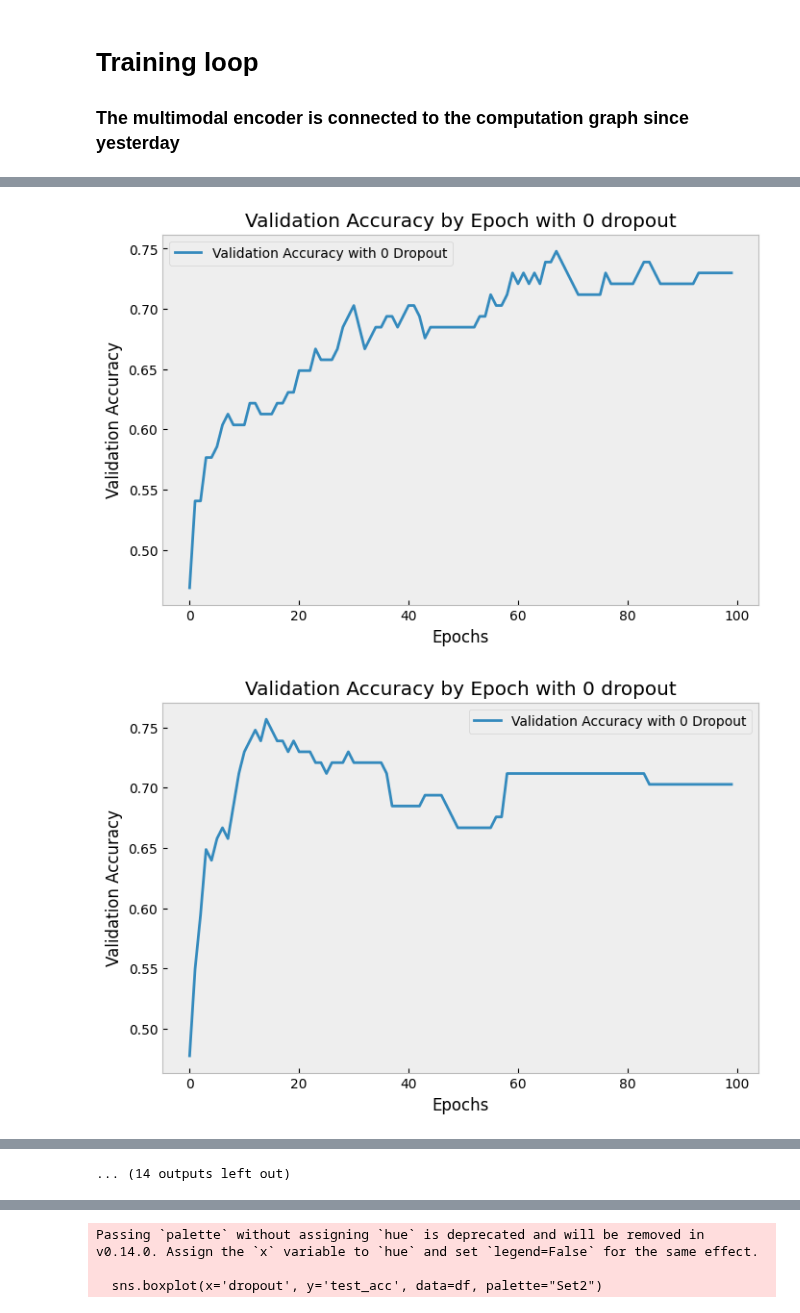
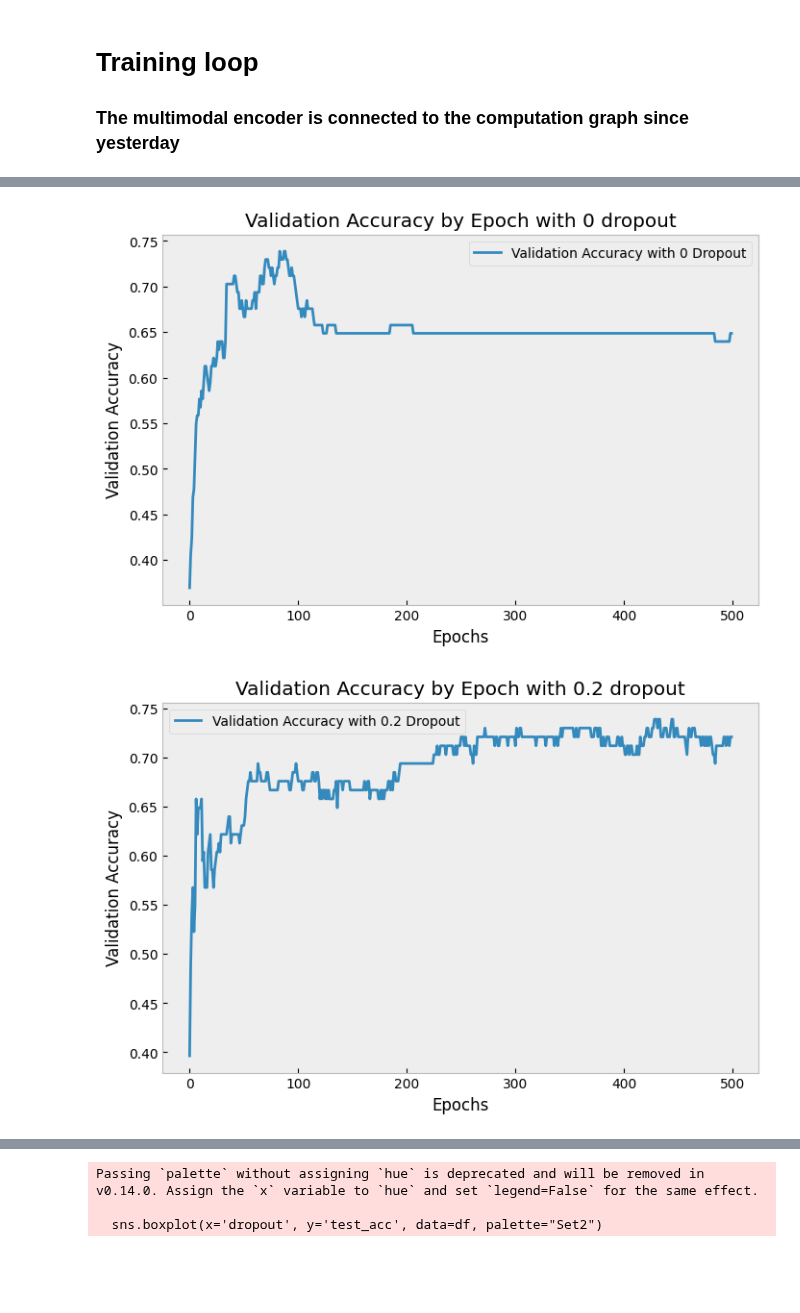
Before and after one commit to katkoe/ML4G, a Jupyter notebook: ML4G_v2.1_graph_batches_clean.ipynb, the cells around one changed output, grey strips where cells are left out. Cells and saved outputs as stored; diff of their text form; code cells hidden in the pictures; blank space fills up the shorter version.

```diff
--- a/ML4G_v2.1_graph_batches_clean.ipynb
+++ b/ML4G_v2.1_graph_batches_clean.ipynb
@@ -1482,13 +1482,13 @@ plt.style.use("bmh")
 warnings.simplefilter("ignore", UserWarning)
 
 dropout = 0.2
-num_epochs = 100
+num_epochs = 500
 
 
 
 best_val_acc = 0
 configs = [False, 0.2, 0.35, 0.5]
-number_of_runs = range(1,7)
+number_of_runs = range(1,2)
 for config in configs:
     dropout = config
     for run in number_of_runs:
@@ -1591,2 +1579,2 @@ avg loss: 0.9253425002098083, test_loss: 1.1268179416656494 test accuracy: 0.752
-[figure, old version]
+[figure, new version]
-[figure, old version]
+[figure, new version]
@@ -1601 +1582,0 @@ avg loss: 0.9253425002098083, test_loss: 1.1268179416656494 test accuracy: 0.752
-... (14 outputs left out)
```
Also changed, not shown: parts of 4 cells of this notebook.
